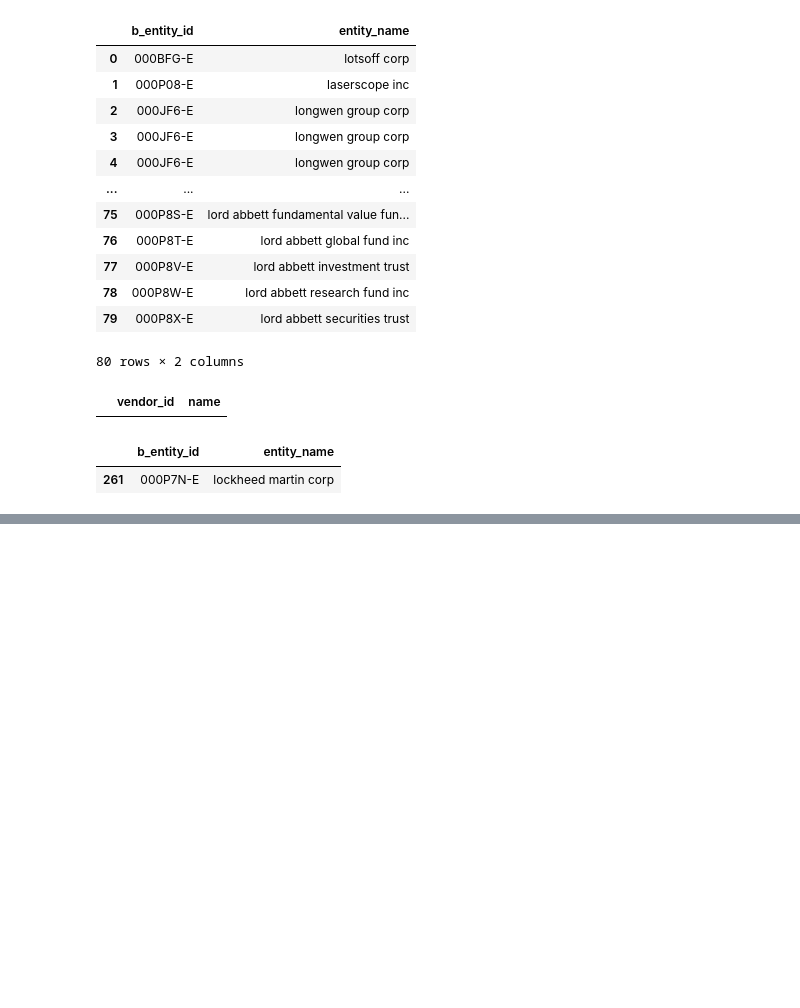
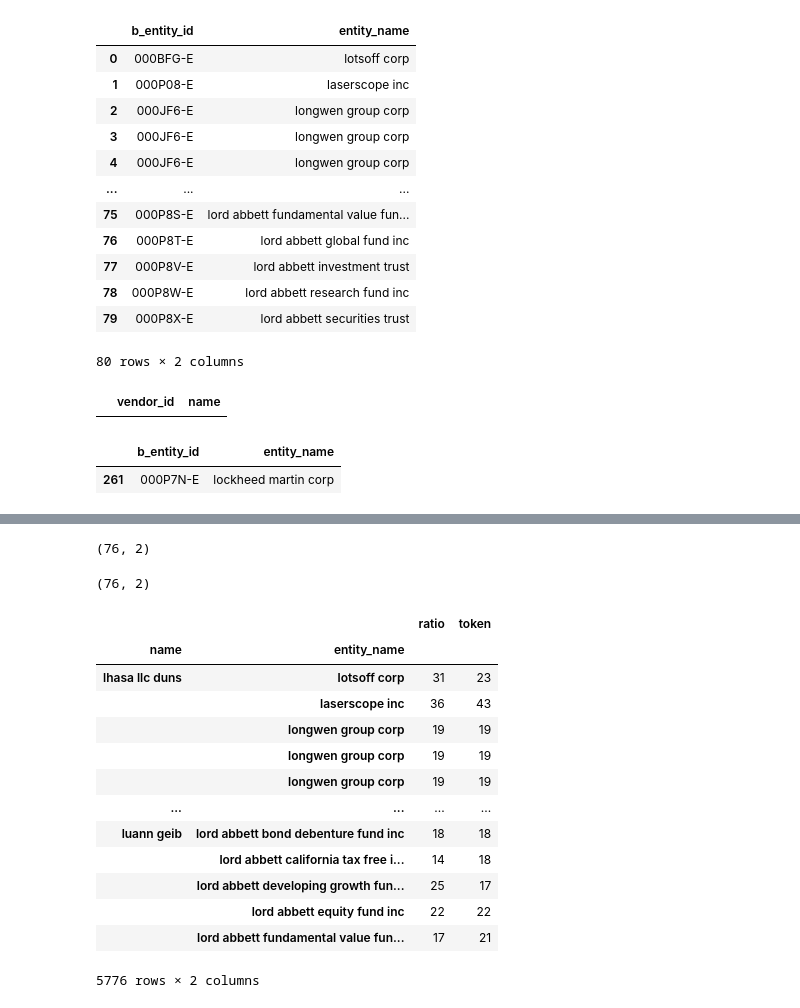
Before and after one commit to jeffersonzaki/Govini, a Jupyter notebook: Untitled.ipynb, the cells around one changed output, grey strips where cells are left out. Drawn from its saved outputs; the diff is of its cells as text; code cells hidden in the pictures; blank space fills up the shorter version.

```diff
--- a/Untitled.ipynb
+++ b/Untitled.ipynb
@@ -693,9 +702,40 @@ b_company_name_id.loc[b_company_name_id["entity_name"] == "lockheed martin corp"
+# %%
+# Removing rows
+new_a = a_company_name_id.drop(a_company_name_id.index[76:])
+# %%
+new_a.shape
+# %% [output]
+(76, 2)
+# %%
+# Removing rows
+new_b = b_company_name_id.drop(b_company_name_id.index[76:])
+# %%
+new_b.shape
+# %% [output]
+(76, 2)
 # %%
-compare_names = pd.MultiIndex.from_product([a_company_name_id['name'],
-                                            b_company_name_id['entity_name']]).to_series()
+compare_names = pd.MultiIndex.from_product([new_a['name'],
+                                            new_b['entity_name']]).to_series()
 # %%
 # Calculates fuzzy metrics and returns a series
 def metrics(tup):
     return pd.Series([fuzz.ratio(*tup),
                      fuzz.token_sort_ratio(*tup)],
                      ['ratio', 'token'])
+# %%
+compare_names.apply(metrics)
+# %% [output]
+|  |  | ratio | token |
+| name | entity_name |  |  |
+| lhasa llc duns | lotsoff corp | 31 | 23 |
+|  | laserscope inc | 36 | 43 |
+|  | longwen group corp | 19 | 19 |
+|  | longwen group corp | 19 | 19 |
+|  | longwen group corp | 19 | 19 |
+| ... | ... | ... | ... |
+| luann geib | lord abbett bond debenture fund inc | 18 | 18 |
+|  | lord abbett california tax free i... | 14 | 18 |
+|  | lord abbett developing growth fun... | 25 | 17 |
+|  | lord abbett equity fund inc | 22 | 22 |
+|  | lord abbett fundamental value fun... | 17 | 21 |
+5776 rows × 2 columns
```
Also changed, not shown: parts of 3 cells of this notebook.
